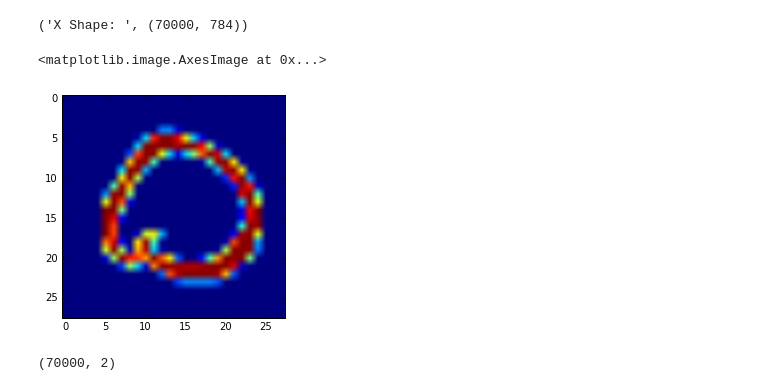
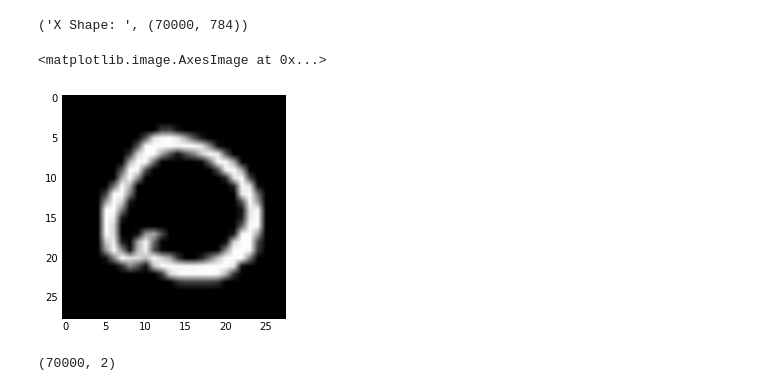
Before and after one commit to nyu-dl/Intro_to_ML_Lecture_Note, a Jupyter notebook: notebook/PCA_MNIST.ipynb, the cells around one changed output. Drawn from its saved outputs; the diff is of its cells as text; code cells hidden in the pictures.

```diff
--- a/notebook/PCA_MNIST.ipynb
+++ b/notebook/PCA_MNIST.ipynb
@@ -14,10 +15,10 @@ print ('X Shape: ', X.shape)
 # %% [output]
 ('X Shape: ', (70000, 784))
 # %%
-plt.imshow(X[100].reshape((28, 28)))
+plt.imshow(X[100].reshape((28, 28)), cmap=cm.gray)
 # %% [output]
 <matplotlib.image.AxesImage at 0x...>
-[figure, old version]
+[figure, new version]
 # %%
 pca = PCA(n_components=2)
 
```
Also changed, not shown: parts of 15 cells of this notebook, 1 other file.
